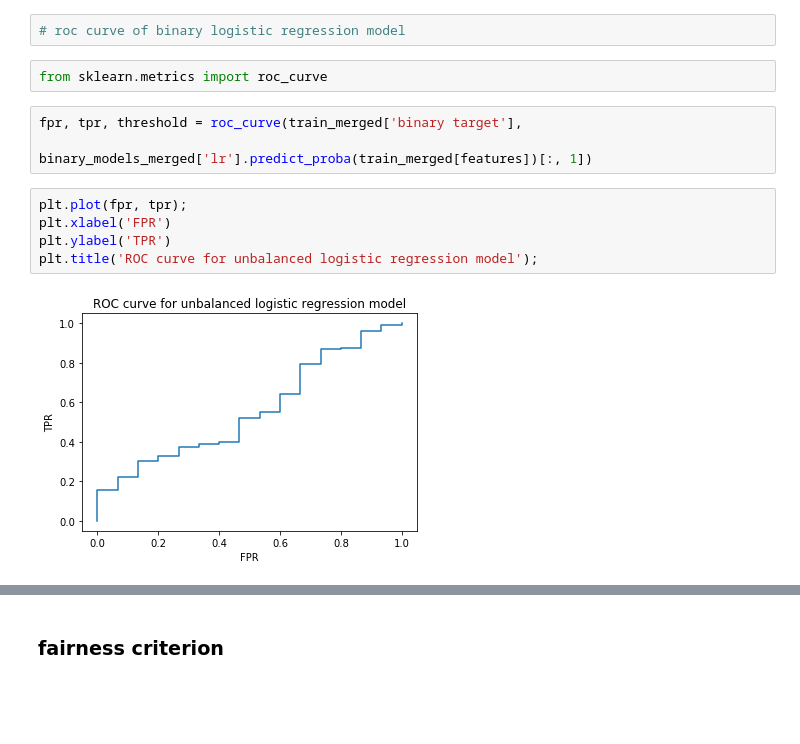
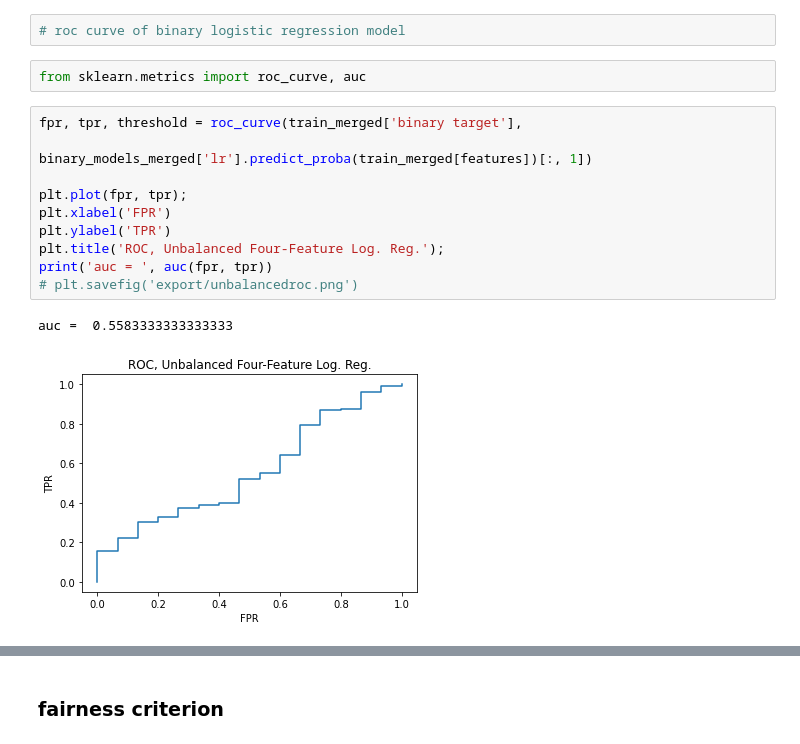
Before and after one commit to surajrampure/281a-final-project, a Jupyter notebook: final project.ipynb, the cells around one changed output, grey strips where cells are left out. Cells and saved outputs as stored; diff of their text form; blank space fills up the shorter version.

```diff
--- a/final project.ipynb
+++ b/final project.ipynb
@@ -467,17 +534,20 @@ rf 1.0 0.9473684210526315
 # %%
 # roc curve of binary logistic regression model
 # %%
-from sklearn.metrics import roc_curve
+from sklearn.metrics import roc_curve, auc
 # %%
 fpr, tpr, threshold = roc_curve(train_merged['binary target'],
                                binary_models_merged['lr'].predict_proba(train_merged[features])[:, 1])
+
+plt.plot(fpr, tpr);
+plt.xlabel('FPR')
+plt.ylabel('TPR')
+plt.title('ROC, Unbalanced Four-Feature Log. Reg.');
+print('auc = ', auc(fpr, tpr))
+# plt.savefig('export/unbalancedroc.png')
+# %% [output]
+auc =  0.5583333333333333
+[figure, added]
-# %%
-plt.plot(fpr, tpr);
-plt.xlabel('FPR')
-plt.ylabel('TPR')
-plt.title('ROC curve for unbalanced logistic regression model');
-# %% [output]
-[figure, removed]
 # %%
 fpr, tpr, threshold = roc_curve(train_merged['binary target'],
                                binary_models_merged['lrb'].predict_proba(train_merged[features])[:, 1])
```
Also changed, not shown: parts of 50 cells of this notebook, 2 other files.
